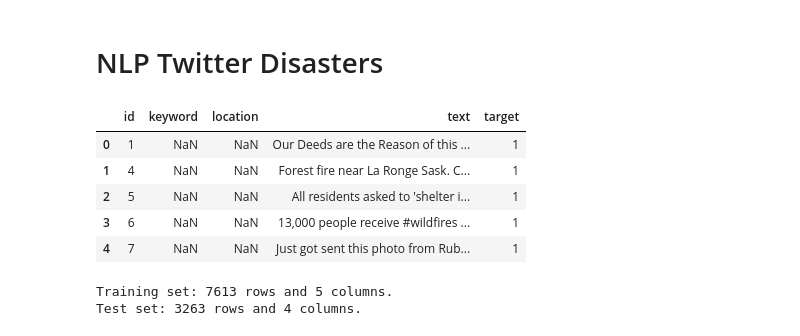
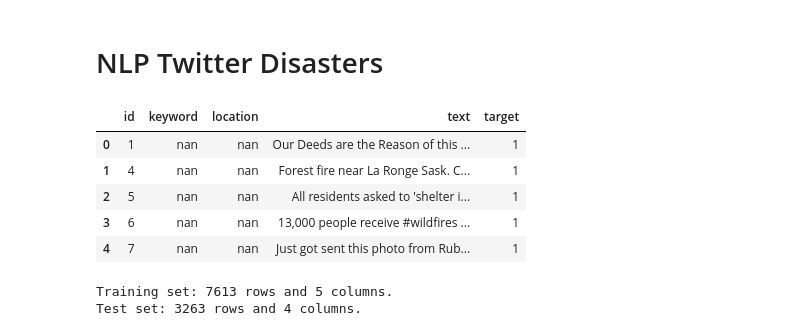
Before and after one commit to AndreasPalmgren/NLP-Disaster-tweets, a Jupyter notebook: NLP Disaster.ipynb, the cells around one changed output. Cells and saved outputs as stored; diff of their text form; code cells hidden in the pictures.

```diff
--- a/NLP Disaster.ipynb
+++ b/NLP Disaster.ipynb
@@ -33,15 +33,15 @@ plt.rcParams.update(rc)
 # %%
 train = pd.read_csv('dataset/train.csv')
 test = pd.read_csv('dataset/test.csv')
 
-train.head()
+train.head().style.set_properties()
 # %% [output]
 |  | id | keyword | location | text | target |
-| 0 | 1 | NaN | NaN | Our Deeds are the Reason of this ... | 1 |
-| 1 | 4 | NaN | NaN | Forest fire near La Ronge Sask. C... | 1 |
-| 2 | 5 | NaN | NaN | All residents asked to 'shelter i... | 1 |
-| 3 | 6 | NaN | NaN | 13,000 people receive #wildfires ... | 1 |
-| 4 | 7 | NaN | NaN | Just got sent this photo from Rub... | 1 |
+| 0 | 1 | nan | nan | Our Deeds are the Reason of this ... | 1 |
+| 1 | 4 | nan | nan | Forest fire near La Ronge Sask. C... | 1 |
+| 2 | 5 | nan | nan | All residents asked to 'shelter i... | 1 |
+| 3 | 6 | nan | nan | 13,000 people receive #wildfires ... | 1 |
+| 4 | 7 | nan | nan | Just got sent this photo from Rub... | 1 |
 # %%
 print(f'Training set: {train.shape[0]} rows and {train.shape[1]} columns.')
 print(f'Test set: {test.shape[0]} rows and {test.shape[1]} columns.')
```
Also changed, not shown: parts of 7 cells of this notebook.
